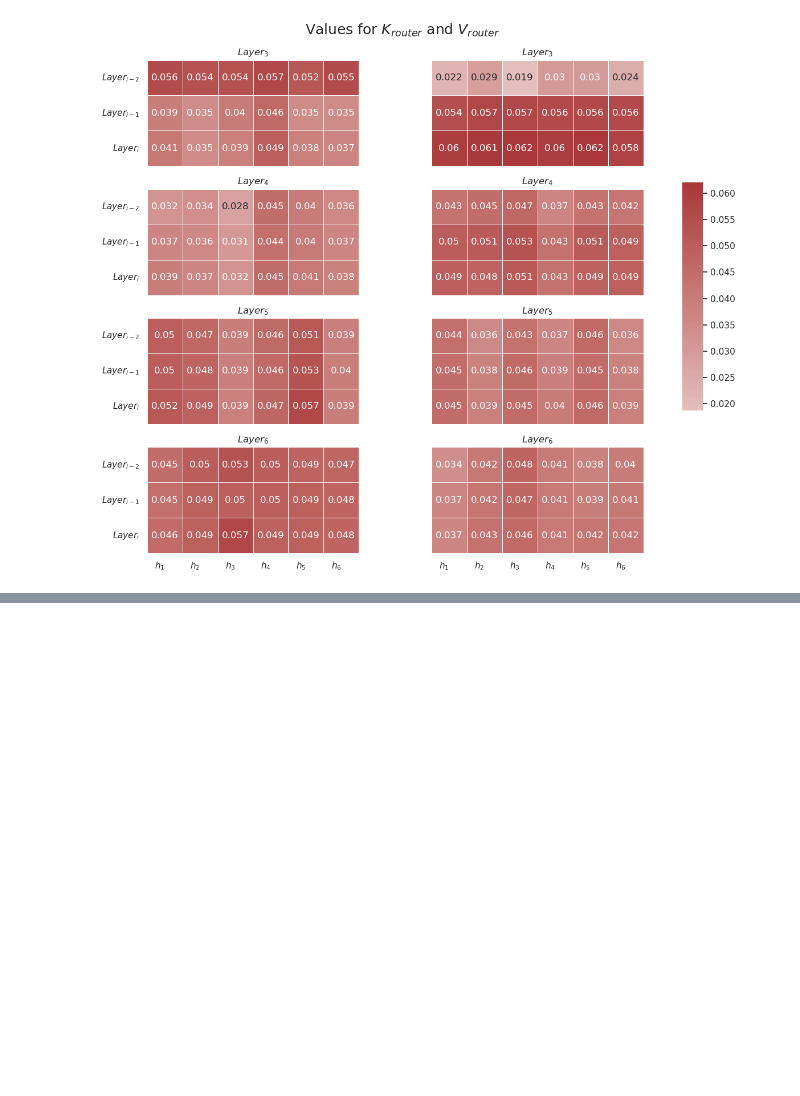
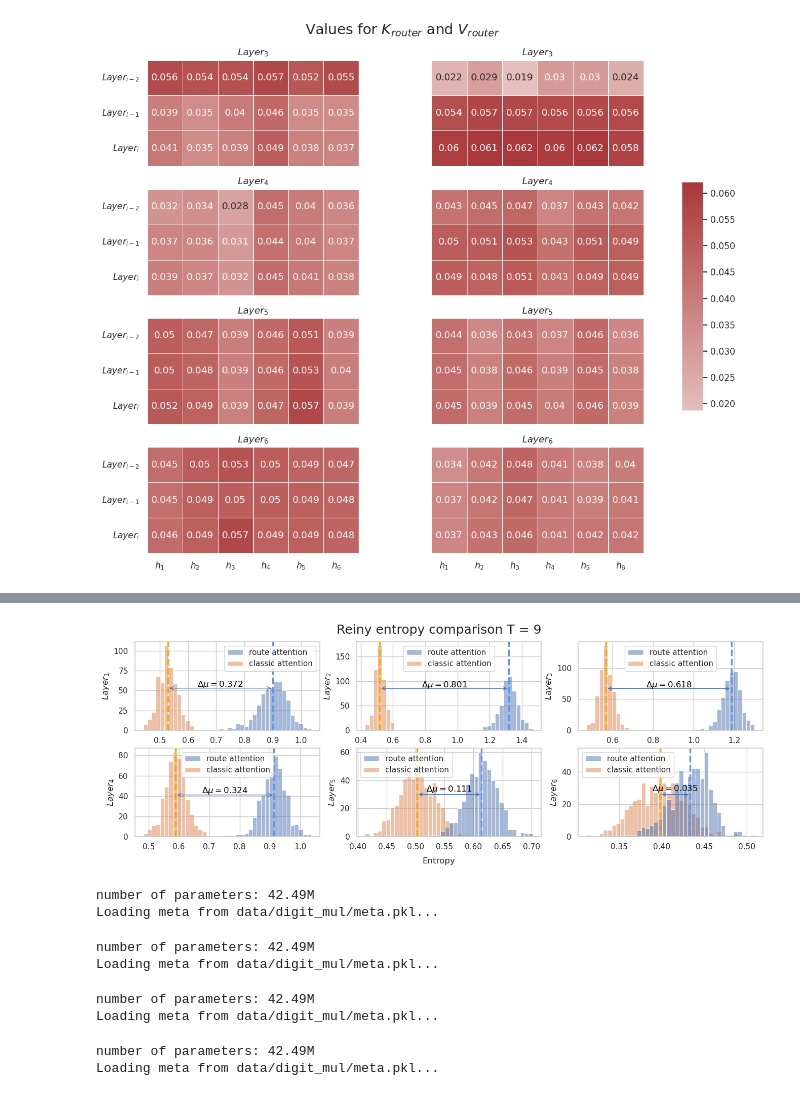
Before and after one commit to Vadimbuildercxx/reflex_attention, a Jupyter notebook: experiments.ipynb, the cells around one changed output, grey strips where cells are left out. Drawn from its saved outputs; the diff is of its cells as text; code cells hidden in the pictures; blank space fills up the shorter version.

```diff
--- a/experiments.ipynb
+++ b/experiments.ipynb
@@ -241,0 +442,5 @@ plt.savefig('images/layers_connection_compare.png')
+# %%
+import random
+test_set = []
+for _ in range(500):
+    test_set.append(f"{random.randint(1000, 9999)}*{random.randint(1000, 9999)}")
@@ -241,0 +470,5 @@ plt.savefig('images/layers_connection_compare.png')
+# %%
+
+entropy_route = get_mean_entropy("gpt2-mini-6l-5h-emb768-do-0-route-mul.pt", test_set)
+# %%
+entropy_classic = get_mean_entropy("gpt2-mini-6l-5h-emb768-do-0-classic-mul.pt", test_set)
@@ -241,0 +495,28 @@ plt.savefig('images/layers_connection_compare.png')
+# %%
+import pandas as pd
+
+fig, axes = plt.subplots(2, 3, figsize=(16,5))
+
+
+for i, ax in enumerate(axes.flatten()):
+    df = pd.DataFrame(torch.stack([torch.stack(entropy_route)[:,i], torch.stack(entropy_classic)[:,i]]).T.numpy(), columns=["route attention", "classic attention"])
+    g = sns.histplot(df, bins=40, ax=ax)
+    g.set(xlabel=None)
+    g.set(ylabel=f"$Layer_{i+1}$")
+    ra = df.mean().iloc[0]
+    ca = df.mean().iloc[1]
+    diff = abs(ra-ca)
+    ax.axvline(ra, c='cornflowerblue', ls='--', lw=2.5)
+    ax.axvline(ca, c='orange', ls='--', lw=2.5)
+    ax.annotate(xy=(ra,g.dataLim.y1 // 2), xytext=(ca,g.dataLim.y1 // 2), arrowprops=dict(arrowstyle='<->', color="b"), ha='center', text="")
+    ax.text((ra + ca) / 2, g.dataLim.y1 // 2 + 2, f'$\Delta \mu = {diff:1.3f}$', ha='center', color='black')
+
+
+
+fig.text(0.5, 0.004, 'Entropy', ha='center')
+#plt.tight_layout()
+plt.suptitle('Reiny entropy comparison T = 9', fontsize=18, y=0.95)
+
+plt.savefig('images/layers_entropy.png')
+# %% [output]
+[figure, added]
@@ -241,0 +538,16 @@ plt.savefig('images/layers_connection_compare.png')
+# %%
+test_set_long_route = get_test_by_model("gpt2-mini-6l-5h-emb768-do-0-route-mul.pt", 100)
+test_set_long_classic= get_test_by_model("gpt2-mini-6l-5h-emb768-do-0-classic-mul.pt",100)
+# %% [output]
+number of parameters: 42.49M
+Loading meta from data/digit_mul/meta.pkl...
+number of parameters: 42.49M
+Loading meta from data/digit_mul/meta.pkl...
+# %%
+entropy_route_long = get_mean_entropy("gpt2-mini-6l-5h-emb768-do-0-route-mul.pt", test_set_long_route)
+entropy_classic_long  = get_mean_entropy("gpt2-mini-6l-5h-emb768-do-0-classic-mul.pt", test_set_long_classic)
+# %% [output]
+number of parameters: 42.49M
+Loading meta from data/digit_mul/meta.pkl...
+number of parameters: 42.49M
+Loading meta from data/digit_mul/meta.pkl...
```
Also changed, not shown: parts of 19 cells of this notebook, 11 other files.
